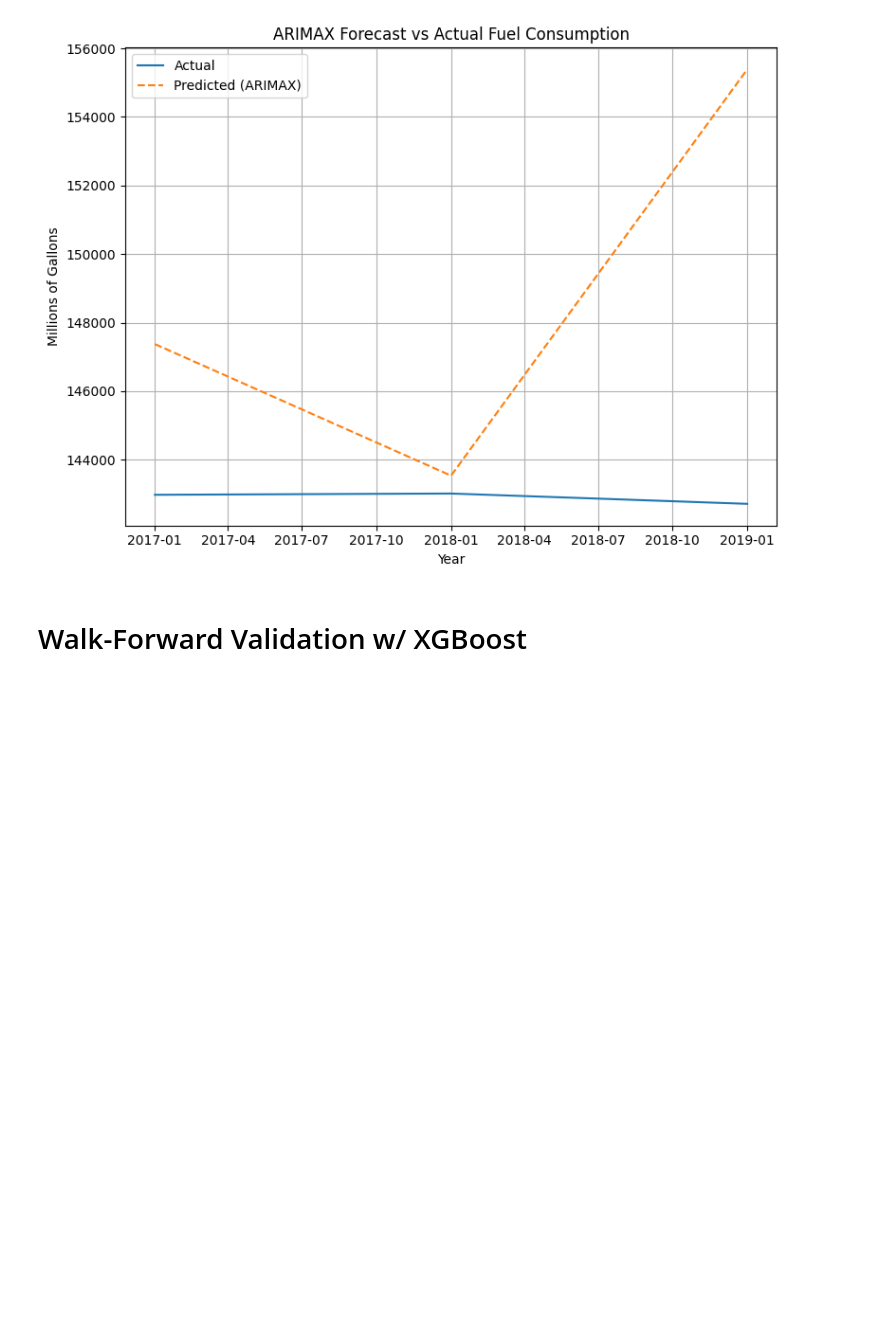
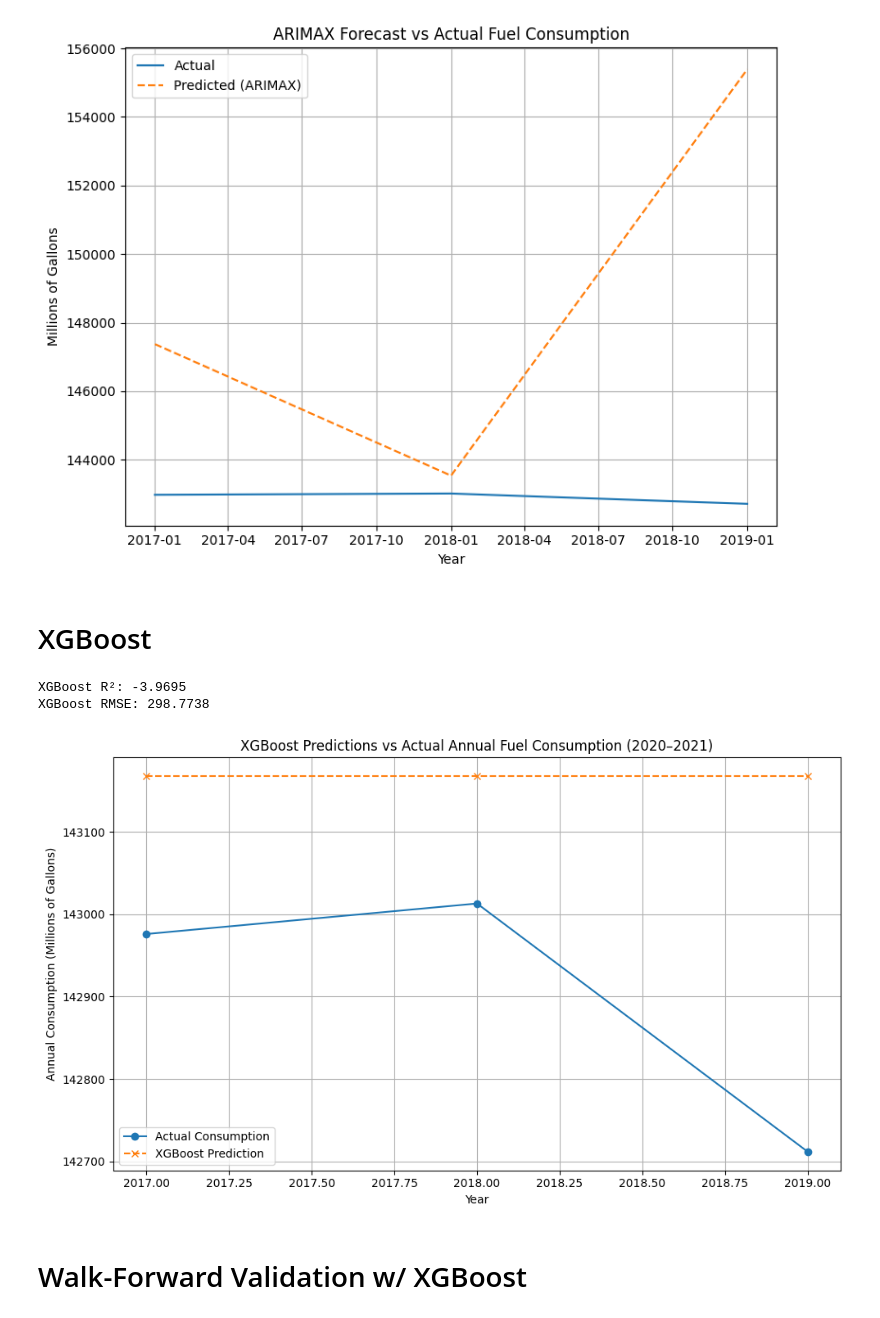
Before and after one commit to nikolasleeb/INFO523_FinalProject, a Jupyter notebook: FEVRC_Analysis/FEVRC_Notebook(17-19).ipynb, the cells around one changed output. Cells and saved outputs as stored; diff of their text form; code cells hidden in the pictures; blank space fills up the shorter version.

```diff
--- a/FEVRC_Analysis/FEVRC_Notebook(17-19).ipynb
+++ b/FEVRC_Analysis/FEVRC_Notebook(17-19).ipynb
@@ -347,3 +347,5 @@ plt.tight_layout()
 plt.show()
 # %% [output]
 [figure]
+# %% [markdown]
+# XGBoost
@@ -350,3 +376,36 @@ plt.show()
+# %%
+# Predict
+y_pred_xgb = model_xgb.predict(dtest)
+
+# Evaluate
+from sklearn.metrics import r2_score, mean_squared_error
+
+r2 = r2_score(y_test, y_pred_xgb)
+rmse = np.sqrt(mean_squared_error(y_test, y_pred_xgb))
+
+print(f"XGBoost R²: {r2:.4f}")
+print(f"XGBoost RMSE: {rmse:.4f}")
+# %% [output]
+XGBoost R²: -3.9695
+XGBoost RMSE: 298.7738
+# %%
+# Optional: set years for x-axis if available
+years = df[(df['Year'] >= 2017) & (df['Year'] <= 2019)]['Year'].values
+
+# Plot actual vs predicted
+plt.figure(figsize=(10, 6))
+plt.plot(years, y_test, marker='o', label='Actual Consumption')
+plt.plot(years, y_pred_xgb, marker='x', linestyle='--', label='XGBoost Prediction')
+
+plt.title('XGBoost Predictions vs Actual Annual Fuel Consumption (2020–2021)')
+plt.xlabel('Year')
+plt.ylabel('Annual Consumption (Millions of Gallons)')
+plt.legend()
+plt.grid(True)
+plt.tight_layout()
+plt.show()
+# %% [output]
+[figure, added]
 # %% [markdown]
 # Walk-Forward Validation w/ XGBoost
 # %%
```
Also changed, not shown: parts of 2 cells of this notebook.
